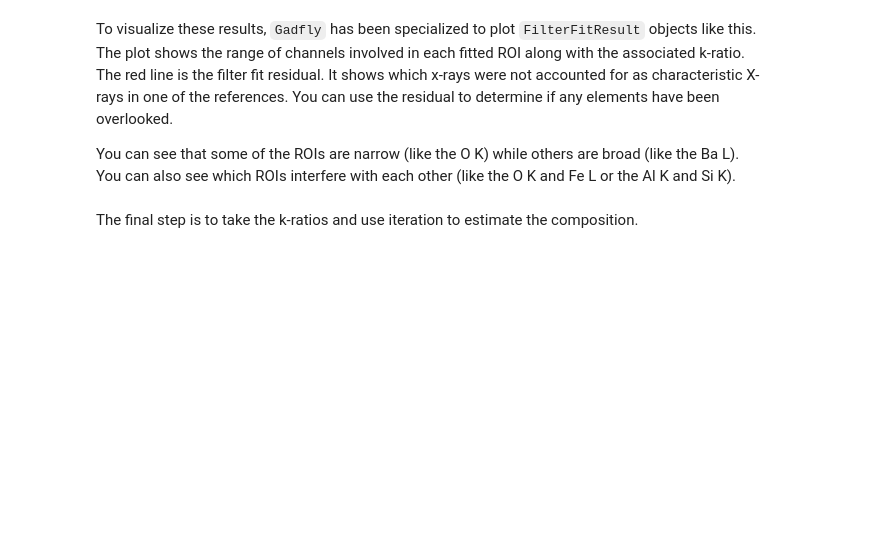
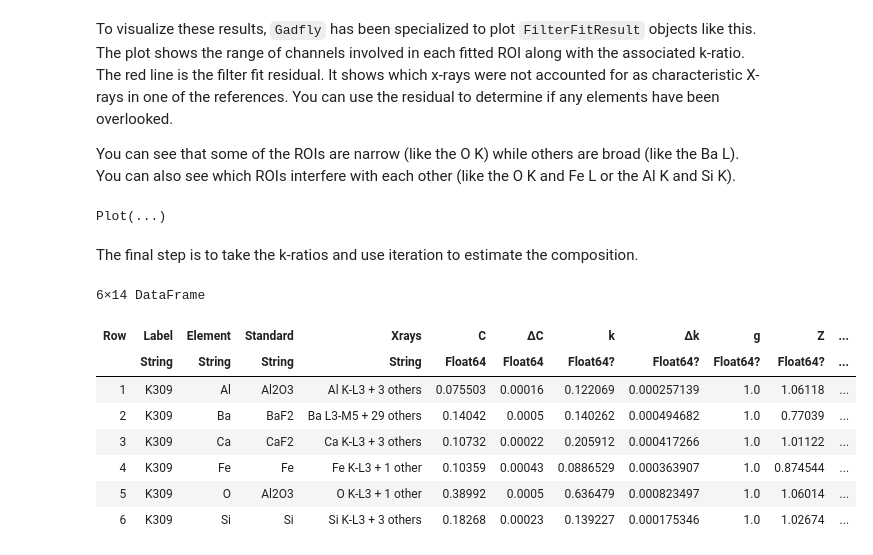
Before and after one commit to usnistgov/NeXLSpectrum.jl, a Jupyter notebook: notebook/K309.ipynb, the cells around one changed output. Saved outputs shown, nothing was run; the diff lists cells and outputs as text; code cells hidden in the pictures; blank space fills up the shorter version.

```diff
--- a/notebook/K309.ipynb
+++ b/notebook/K309.ipynb
@@ -51,4 +58,6 @@ To perform a top-hat filter-fit, we must first filter the reference spectra.  Ea
 `filterreference(...)` applies the filter to the reference spectrum. In this case it creates 8 `Reference[...]` structures for 6 elements.
 # %%
 filt = buildfilter(det)
-frs = mapreduce(elm->filterreference(filt, refspecs[elm], elm, refspecs[elm][:Composition]), append!, keys(refspecs))
+frs = mapreduce(append!, keys(refspecs)) do elm
+    filterreference(filt, refspecs[elm], elm, refspecs[elm][:Composition])
+end
@@ -66,11 +113,23 @@ To visualize these results, `Gadfly` has been specialized to plot `FilterFitResu
 You can see that some of the ROIs are narrow (like the O K) while others are broad (like the Ba L). You can also see which ROIs interfere with each other (like the O K and Fe L or the Al K and Si K).
 # %%
 plot(res)
+# %% [output]
+Plot(...)
 # %% [markdown]
 The final step is to take the k-ratios and use iteration to estimate the composition.
 # %%
 ENV["LINES"] = 60; ENV["COLUMNS"]=200
-iterres = quantify(res, iteration = Iteration(mc=XPP, fc=ReedFluorescence, cc=NoCoating))
+iterres = quantify(res, iteration = Iteration(mc=XPP, fc=ReedFluorescence, cc=NullCoating))
 asa(DataFrame, iterres)
+# %% [output]
+6×14 DataFrame
+| Row | Label | Element | Standard | Xrays | C | ΔC | k | Δk | g | Z | ... |
+|  | String | String | String | String | Float64 | Float64 | Float64? | Float64? | Float64? | Float64? | ... |
+| 1 | K309 | Al | Al2O3 | Al K-L3 + 3 others | 0.075503 | 0.00016 | 0.122069 | 0.000257139 | 1.0 | 1.06118 | ... |
+| 2 | K309 | Ba | BaF2 | Ba L3-M5 + 29 others | 0.14042 | 0.0005 | 0.140262 | 0.000494682 | 1.0 | 0.77039 | ... |
+| 3 | K309 | Ca | CaF2 | Ca K-L3 + 3 others | 0.10732 | 0.00022 | 0.205912 | 0.000417266 | 1.0 | 1.01122 | ... |
+| 4 | K309 | Fe | Fe | Fe K-L3 + 1 other | 0.10359 | 0.00043 | 0.0886529 | 0.000363907 | 1.0 | 0.874544 | ... |
+| 5 | K309 | O | Al2O3 | O K-L3 + 1 other | 0.38992 | 0.0005 | 0.636479 | 0.000823497 | 1.0 | 1.06014 | ... |
+| 6 | K309 | Si | Si | Si K-L3 + 3 others | 0.18268 | 0.00023 | 0.139227 | 0.000175346 | 1.0 | 1.02674 | ... |
 # %%
 asa(DataFrame, [ iterres.comp ])
```
Also changed, not shown: parts of 7 cells of this notebook, 1 other file.
